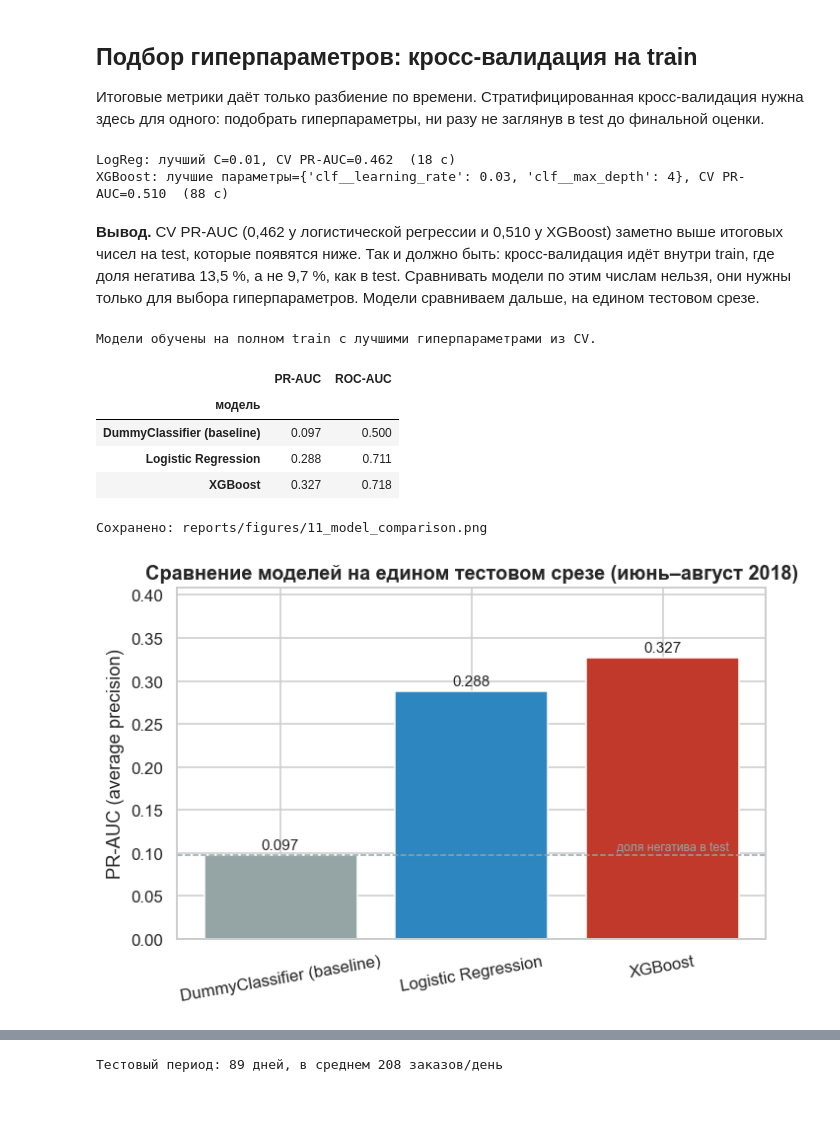
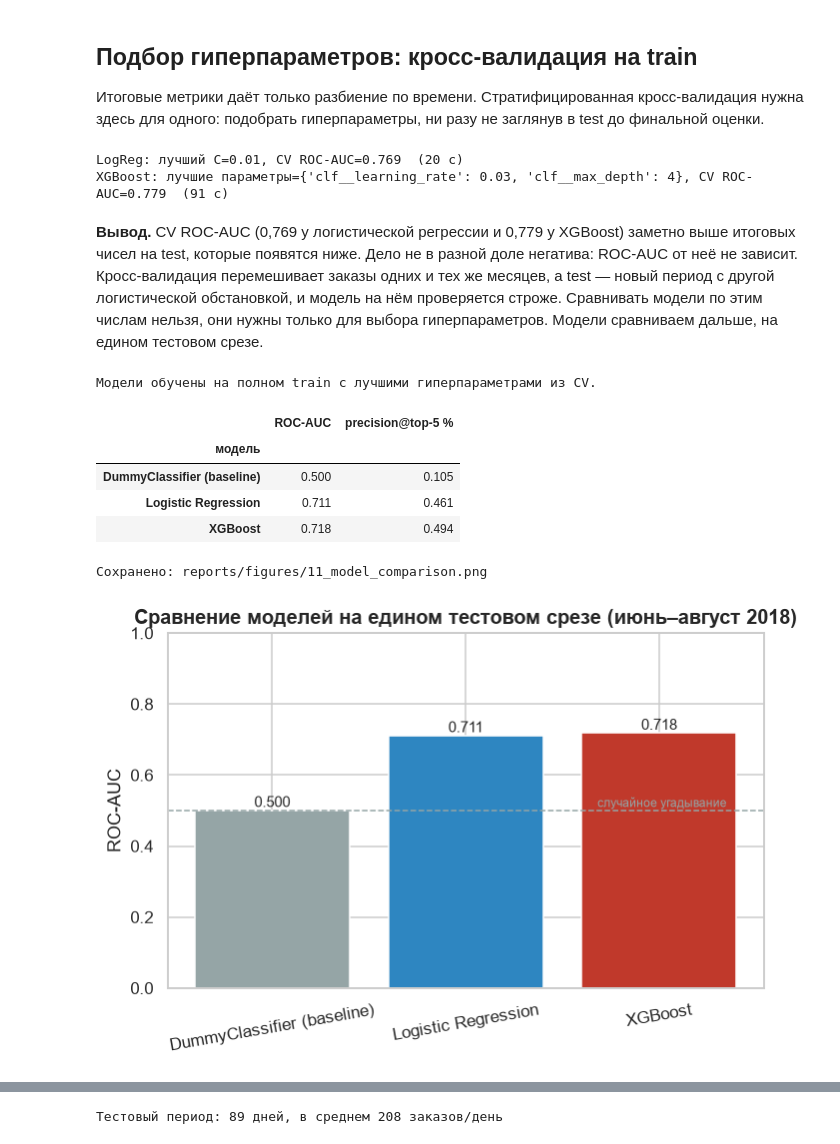
Before and after one commit to alexlebedevkz/olist-capstone-project, a Jupyter notebook: notebooks/03_modeling.ipynb, the cells around one changed output, grey strips where cells are left out. Saved outputs shown, nothing was run; the diff lists cells and outputs as text; code cells hidden in the pictures; blank space fills up the shorter version.

```diff
--- a/notebooks/03_modeling.ipynb
+++ b/notebooks/03_modeling.ipynb
@@ -189,7 +188,7 @@ xgb_pipe = Pipeline(
                 subsample=0.8,
                 colsample_bytree=0.8,
                 scale_pos_weight=ft.scale_pos_weight(y_train),
-                eval_metric="aucpr",
+                eval_metric="auc",
                 random_state=RANDOM_STATE,
                 n_jobs=1,
             ),
@@ -198,29 +197,31 @@ xgb_pipe = Pipeline(
 )
 
 t0 = time.time()
-gs_lr = GridSearchCV(lr_pipe, {"clf__C": [0.01, 0.1, 1, 10]}, scoring="average_precision", cv=cv, n_jobs=-1)
+gs_lr = GridSearchCV(lr_pipe, {"clf__C": [0.01, 0.1, 1, 10]}, scoring="roc_auc", cv=cv, n_jobs=-1)
 gs_lr.fit(X_train, y_train)
-print(f"LogReg: лучший C={gs_lr.best_params_['clf__C']}, CV PR-AUC={gs_lr.best_score_:.3f}  ({time.time() - t0:.0f} с)")
+print(f"LogReg: лучший C={gs_lr.best_params_['clf__C']}, CV ROC-AUC={gs_lr.best_score_:.3f}  ({time.time() - t0:.0f} с)")
 
 t0 = time.time()
 gs_xgb = GridSearchCV(
     xgb_pipe,
     {"clf__max_depth": [3, 4, 6], "clf__learning_rate": [0.03, 0.05, 0.1]},
-    scoring="average_precision",
+    scoring="roc_auc",
     cv=cv,
     n_jobs=-1,
 )
 gs_xgb.fit(X_train, y_train)
-print(f"XGBoost: лучшие параметры={gs_xgb.best_params_}, CV PR-AUC={gs_xgb.best_score_:.3f}  ({time.time() - t0:.0f} с)")
+print(f"XGBoost: лучшие параметры={gs_xgb.best_params_}, CV ROC-AUC={gs_xgb.best_score_:.3f}  ({time.time() - t0:.0f} с)")
 # %% [output]
-LogReg: лучший C=0.01, CV PR-AUC=0.462  (18 с)
-XGBoost: лучшие параметры={'clf__learning_rate': 0.03, 'clf__max_depth': 4}, CV PR-AUC=0.510  (88 с)
+LogReg: лучший C=0.01, CV ROC-AUC=0.769  (20 с)
+XGBoost: лучшие параметры={'clf__learning_rate': 0.03, 'clf__max_depth': 4}, CV ROC-AUC=0.779  (91 с)
 # %% [markdown]
-**Вывод.** CV PR-AUC (0,462 у логистической регрессии и 0,510 у XGBoost)
-заметно выше итоговых чисел на test, которые появятся ниже. Так и должно быть:
-кросс-валидация идёт внутри train, где доля негатива 13,5 %, а не 9,7 %, как
-в test. Сравнивать модели по этим числам нельзя, они нужны только для выбора
-гиперпараметров. Модели сравниваем дальше, на едином тестовом срезе.
+**Вывод.** CV ROC-AUC (0,769 у логистической регрессии и 0,779 у XGBoost)
+заметно выше итоговых чисел на test, которые появятся ниже. Дело не в разной
+доле негатива: ROC-AUC от неё не зависит. Кросс-валидация перемешивает заказы
+одних и тех же месяцев, а test — новый период с другой логистической
+обстановкой, и модель на нём проверяется строже. Сравнивать модели по этим
+числам нельзя, они нужны только для выбора гиперпараметров. Модели сравниваем
+дальше, на едином тестовом срезе.
 # %%
 dummy = DummyClassifier(strategy="prior").fit(X_train, y_train)
 dummy_majority = DummyClassifier(strategy="most_frequent").fit(X_train, y_train)
@@ -234,10 +235,12 @@ print("Модели обучены на полном train с лучшими г
 # %%
 def evaluate(name, model, X, y):
     proba = model.predict_proba(X)[:, 1]
+    top_n = int(round(len(y) * 0.05))
+    top_idx = np.argsort(-proba)[:top_n]
     return {
         "модель": name,
-        "PR-AUC": average_precision_score(y, proba),
         "ROC-AUC": roc_auc_score(y, proba),
+        "precision@top-5 %": y.to_numpy()[top_idx].mean(),
     }
 
 
@@ -251,27 +254,27 @@ results = pd.DataFrame(
 results_display = results.round(3)
 results_display
 # %% [output]
-|  | PR-AUC | ROC-AUC |
+|  | ROC-AUC | precision@top-5 % |
 | модель |  |  |
-| DummyClassifier (baseline) | 0.097 | 0.500 |
-| Logistic Regression | 0.288 | 0.711 |
-| XGBoost | 0.327 | 0.718 |
+| DummyClassifier (baseline) | 0.500 | 0.105 |
+| Logistic Regression | 0.711 | 0.461 |
+| XGBoost | 0.718 | 0.494 |
 # %%
 fig, ax = plt.subplots(figsize=(7, 4.2))
 colors = [GREY, OK, BAD]
-bars = ax.bar(results.index, results["PR-AUC"], color=colors)
-for bar, value in zip(bars, results["PR-AUC"]):
-    ax.text(bar.get_x() + bar.get_width() / 2, value + 0.007, f"{value:.3f}", ha="center", fontsize=10)
-ax.axhline(y_test.mean(), color=GREY, linestyle="--", linewidth=1)
-ax.text(2.35, y_test.mean() + 0.006, "доля негатива в test", color=GREY, fontsize=8, ha="right")
-ax.set_ylabel("PR-AUC (average precision)")
+bars = ax.bar(results.index, results["ROC-AUC"], color=colors)
+for bar, value in zip(bars, results["ROC-AUC"]):
+    ax.text(bar.get_x() + bar.get_width() / 2, value + 0.01, f"{value:.3f}", ha="center", fontsize=10)
+ax.axhline(0.5, color=GREY, linestyle="--", linewidth=1)
+ax.text(2.35, 0.51, "случайное угадывание", color=GREY, fontsize=8, ha="right")
+ax.set_ylabel("ROC-AUC")
 ax.set_title("Сравнение моделей на едином тестовом срезе (июнь–август 2018)")
-ax.set_ylim(0, max(results["PR-AUC"]) * 1.25)
+ax.set_ylim(0, 1)
 plt.xticks(rotation=10)
 save(fig, "11_model_comparison.png")
 plt.show()
 # %% [output]
 Сохранено: reports/figures/11_model_comparison.png
-[figure, old version]
+[figure, new version]
 # %% [markdown]
 **Вывод.** `DummyClassifier` со стратегией `prior` выдаёт всем заказам одну
```
Also changed, not shown: parts of 10 cells of this notebook, 7 other files.
